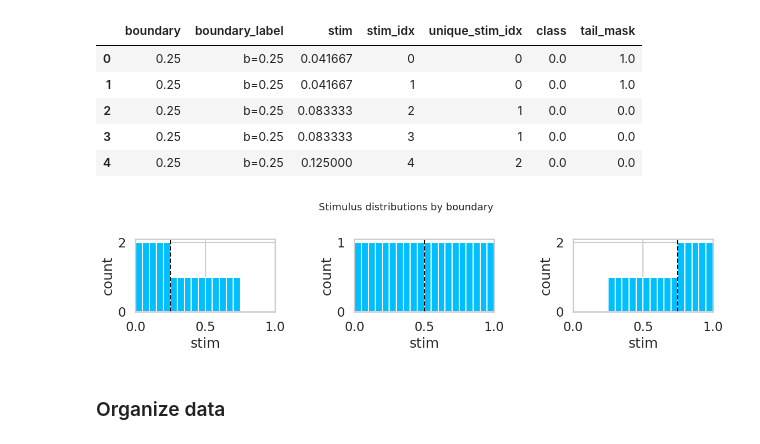
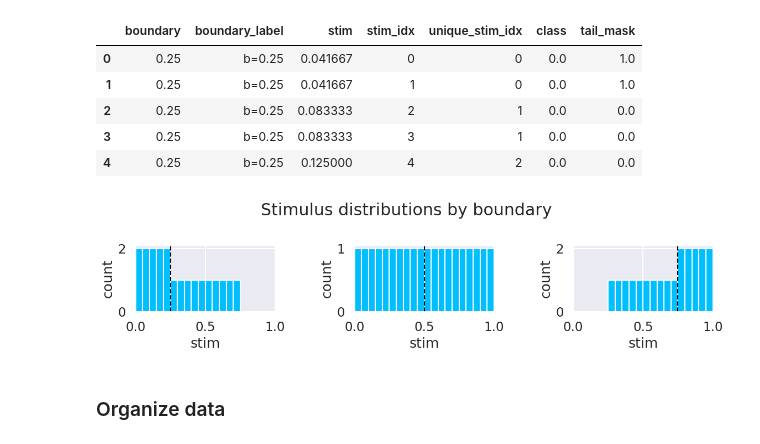
Before and after one commit to siyer7/asymmetry_design, a Jupyter notebook: code/python/NN.ipynb, the cells around one changed output. Drawn from its saved outputs; the diff is of its cells as text; code cells hidden in the pictures.

```diff
--- a/code/python/NN.ipynb
+++ b/code/python/NN.ipynb
@@ -9,7 +9,7 @@ from torch.utils.data import DataLoader, TensorDataset
 from sklearn.decomposition import PCA
 from matplotlib.colors import LinearSegmentedColormap, Normalize
 
-sns.set(style='whitegrid', context='talk')
+sns.set(context='talk')
 # %% [markdown]
 ### helpers
 # %%
@@ -63,7 +63,7 @@ def make_trials(n_stim=20, boundaries=(0.25, 0.5, 0.75), tail_eps=0.05):
             )
 
         for i, (stim, uid) in enumerate(zip(stim_values, unique_ids)):
-            cls       = float(stim > b)
+            cls       = float(stim >= b)
             tail_mask = float((stim <= tail_eps) or (stim >= (1 - tail_eps)))
             rows.append({
                 'boundary':        float(b),
@@ -163,18 +166,18 @@ Total trials: 60 | Train: 47 | Test: 13
 # %%
 # ── Verify stimulus distributions by boundary ─────────────────────────────────
 fig, axs = plt.subplots(1, 3, figsize=(12, 3))
 
 for ax, b in zip(axs, boundaries):
     cond_df = trials_df[trials_df['boundary'] == b]
     ax.hist(cond_df['stim'], bins=20, range=(0, 1), color='deepskyblue', edgecolor='white')
     ax.axvline(b, color='black', linestyle='--', linewidth=1.5, label=f'boundary={b:.2f}')
     ax.set(xlabel='stim', ylabel='count', xlim=(0, 1))
 
-plt.suptitle('Stimulus distributions by boundary', fontsize=13)
+plt.suptitle('Stimulus distributions by boundary')
 plt.tight_layout()
 plt.show()
 # %% [output]
-[figure, old version]
+[figure, new version]
 # %% [markdown]
 ### Organize data
 # %%
```
Also changed, not shown: parts of 13 cells of this notebook.
